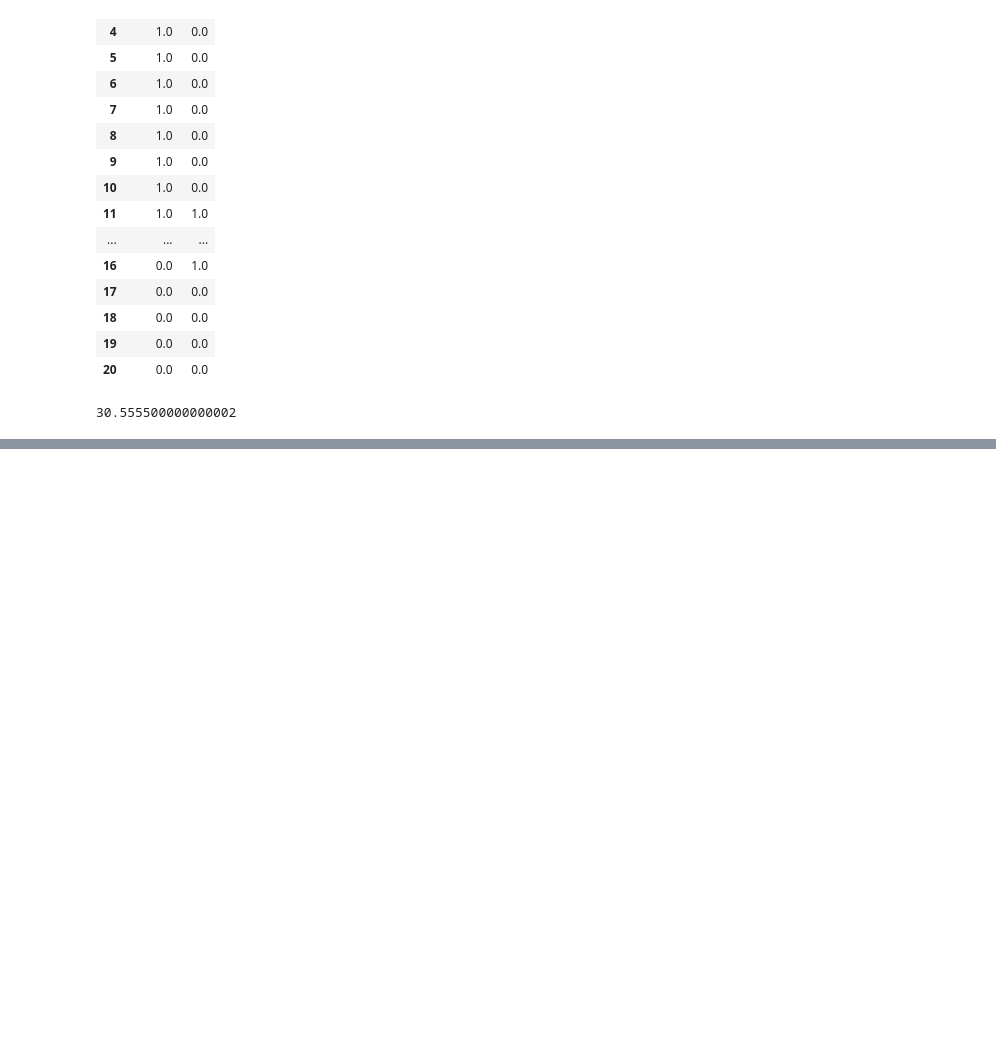
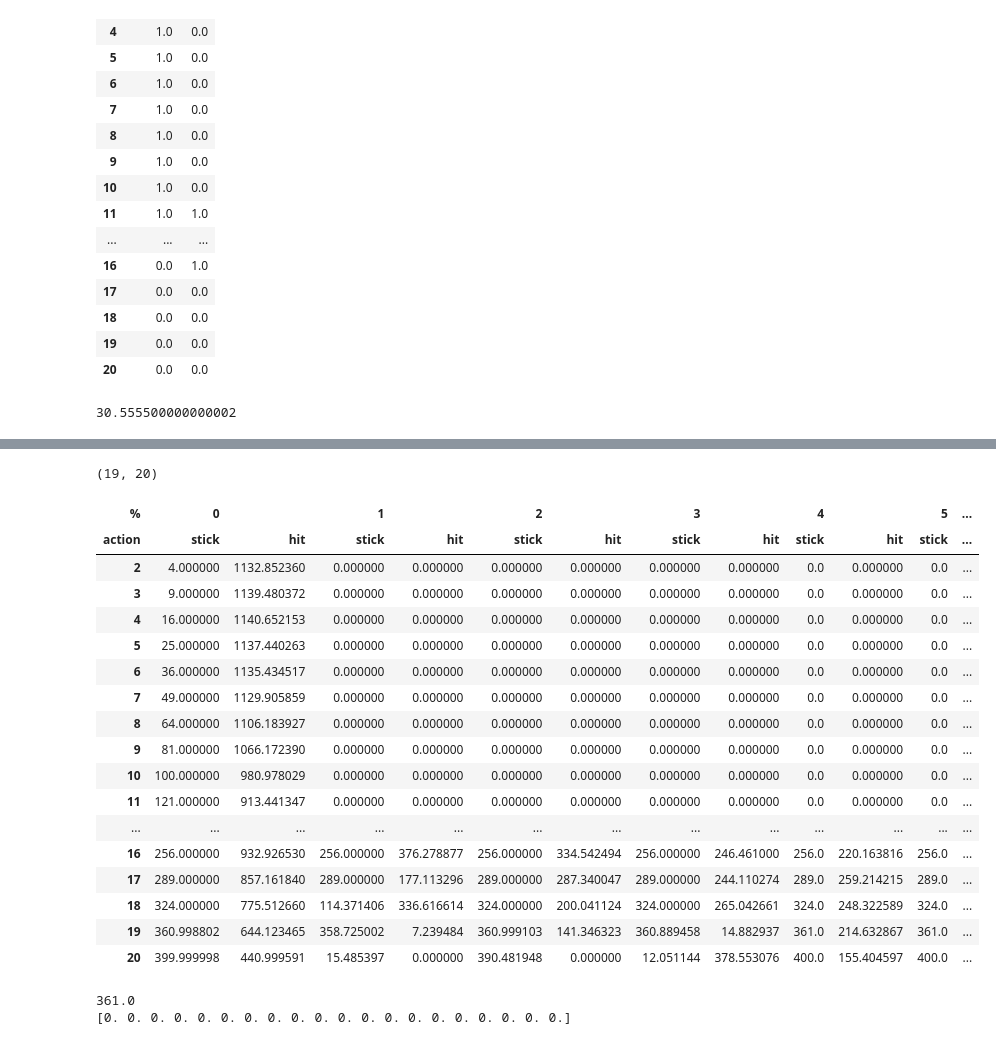
Before and after one commit to michaelgamstonNotts/MLiS_CW2, a Jupyter notebook: Code/visualise_tables.ipynb, the cells around one changed output, grey strips where cells are left out. Saved outputs shown, nothing was run; the diff lists cells and outputs as text; code cells hidden in the pictures; blank space fills up the shorter version.

```diff
--- a/Code/visualise_tables.ipynb
+++ b/Code/visualise_tables.ipynb
@@ -112,0 +131,74 @@ array([[0., 0.],
+# %%
+mux = pd.MultiIndex.from_product([[0,1,2,3,4,5,6,7,8,9], ['Hit', 'Stick']])
+
+q_finite_values = np.load('finite_q_table.npy')
+
+
+q_finite_no_ace = np.zeros([19,20])
+q_finite_ace = np.zeros([19,20])
+
+
+for index_s, state in enumerate(q_finite_values): #19
+
+    for index_p, percentage in enumerate(state): #10
+
+        i_1 = 0
+        i_2 = 0
+        for index_a, ace in enumerate(state): # 2
+
+            if index_a == 1:
+
+                q_finite_ace[index_s][i_1] = ace[1][0]
+                i_1 += 1
+                q_finite_ace[index_s][i_1] = ace[1][1]
+                i_1 += 1
+            else:
+                q_finite_no_ace[index_s][i_2] = ace[0][0]
+                i_2 += 1
+                q_finite_no_ace[index_s][i_2] = ace[0][1]
+                i_2 += 1
+
+print(q_finite_no_ace.shape)
+
+
+# q_table_no_ace_df = pd.DataFrame(q_table_no_ace, columns=mux, index=np.arange(2,21))
+# q_table_ace_df = pd.DataFrame(q_table_ace, columns=mux, index=np.arange(2,21))
+
+# q_table = pd.concat([q_table_no_ace_df, q_table_ace_df], axis=1)
+
+# Create a MultiIndex for the columns
+columns = pd.MultiIndex.from_product([range(10), ['stick', 'hit']],
+                                     names=['%', 'action'])
+
+# Reshape the numpy array into 19 rows and 20 columns (10 columns * 2 subcolumns)
+#reshaped_data = q_finite_no_ace.reshape((19,20))
+
+
+# Create the DataFrame
+df = pd.DataFrame(q_finite_no_ace, columns=columns, index=np.arange(2,21))
+df
+# %% [output]
+(19, 20)
+| % | 0 |  | 1 |  | 2 |  | 3 |  | 4 |  | 5 | ... |
+| action | stick | hit | stick | hit | stick | hit | stick | hit | stick | hit | stick | ... |
+| 2 | 4.000000 | 1132.852360 | 0.000000 | 0.000000 | 0.000000 | 0.000000 | 0.000000 | 0.000000 | 0.0 | 0.000000 | 0.0 | ... |
+| 3 | 9.000000 | 1139.480372 | 0.000000 | 0.000000 | 0.000000 | 0.000000 | 0.000000 | 0.000000 | 0.0 | 0.000000 | 0.0 | ... |
+| 4 | 16.000000 | 1140.652153 | 0.000000 | 0.000000 | 0.000000 | 0.000000 | 0.000000 | 0.000000 | 0.0 | 0.000000 | 0.0 | ... |
+| 5 | 25.000000 | 1137.440263 | 0.000000 | 0.000000 | 0.000000 | 0.000000 | 0.000000 | 0.000000 | 0.0 | 0.000000 | 0.0 | ... |
+| 6 | 36.000000 | 1135.434517 | 0.000000 | 0.000000 | 0.000000 | 0.000000 | 0.000000 | 0.000000 | 0.0 | 0.000000 | 0.0 | ... |
+| 7 | 49.000000 | 1129.905859 | 0.000000 | 0.000000 | 0.000000 | 0.000000 | 0.000000 | 0.000000 | 0.0 | 0.000000 | 0.0 | ... |
+| 8 | 64.000000 | 1106.183927 | 0.000000 | 0.000000 | 0.000000 | 0.000000 | 0.000000 | 0.000000 | 0.0 | 0.000000 | 0.0 | ... |
+| 9 | 81.000000 | 1066.172390 | 0.000000 | 0.000000 | 0.000000 | 0.000000 | 0.000000 | 0.000000 | 0.0 | 0.000000 | 0.0 | ... |
+| 10 | 100.000000 | 980.978029 | 0.000000 | 0.000000 | 0.000000 | 0.000000 | 0.000000 | 0.000000 | 0.0 | 0.000000 | 0.0 | ... |
+| 11 | 121.000000 | 913.441347 | 0.000000 | 0.000000 | 0.000000 | 0.000000 | 0.000000 | 0.000000 | 0.0 | 0.000000 | 0.0 | ... |
+| ... | ... | ... | ... | ... | ... | ... | ... | ... | ... | ... | ... | ... |
+| 16 | 256.000000 | 932.926530 | 256.000000 | 376.278877 | 256.000000 | 334.542494 | 256.000000 | 246.461000 | 256.0 | 220.163816 | 256.0 | ... |
+| 17 | 289.000000 | 857.161840 | 289.000000 | 177.113296 | 289.000000 | 287.340047 | 289.000000 | 244.110274 | 289.0 | 259.214215 | 289.0 | ... |
+| 18 | 324.000000 | 775.512660 | 114.371406 | 336.616614 | 324.000000 | 200.041124 | 324.000000 | 265.042661 | 324.0 | 248.322589 | 324.0 | ... |
+| 19 | 360.998802 | 644.123465 | 358.725002 | 7.239484 | 360.999103 | 141.346323 | 360.889458 | 14.882937 | 361.0 | 214.632867 | 361.0 | ... |
+| 20 | 399.999998 | 440.999591 | 15.485397 | 0.000000 | 390.481948 | 0.000000 | 12.051144 | 378.553076 | 400.0 | 155.404597 | 400.0 | ... |
+# %%
+print(q_finite_values[10][1][0][1])
+# %% [output]
+361.0
+[0. 0. 0. 0. 0. 0. 0. 0. 0. 0. 0. 0. 0. 0. 0. 0. 0. 0. 0. 0.]
```
Also changed, not shown: parts of 5 cells of this notebook, 3 other files.
